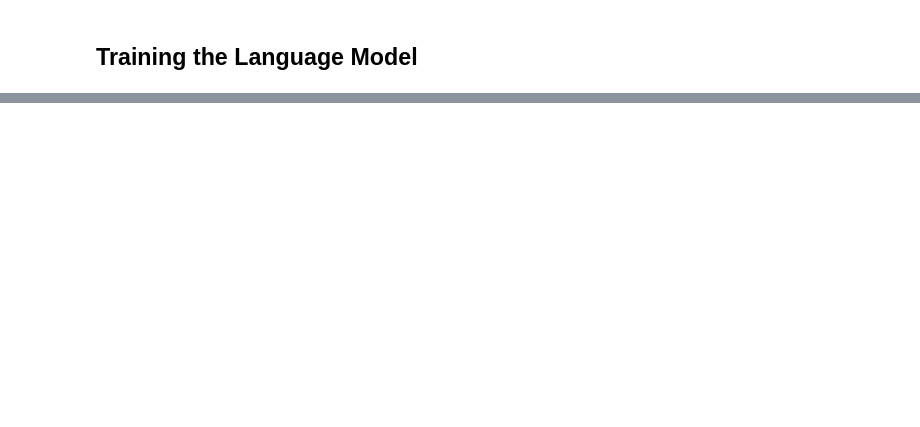
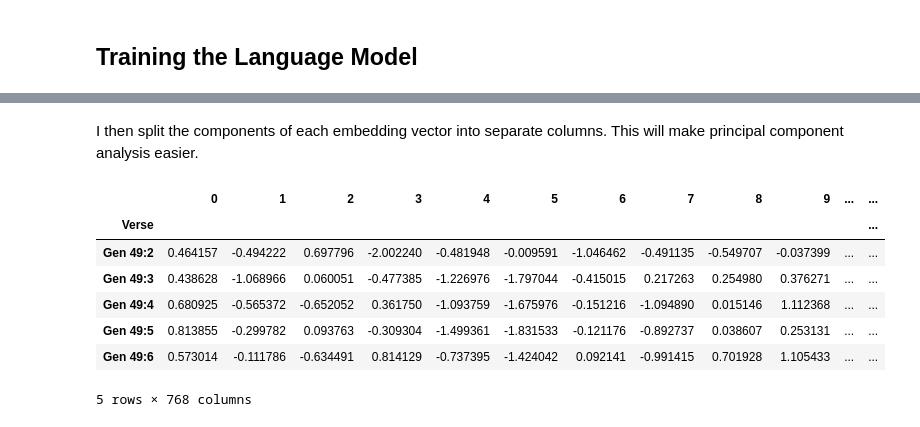
Before and after one commit to gngpostalsrvc/Capstone3, a Jupyter notebook: Capstone 3 - Exploratory Data Analysis.ipynb, the cells around one changed output, grey strips where cells are left out. Saved outputs shown, nothing was run; the diff lists cells and outputs as text; code cells hidden in the pictures; blank space fills up the shorter version.

```diff
--- a/Capstone 3 - Exploratory Data Analysis.ipynb
+++ b/Capstone 3 - Exploratory Data Analysis.ipynb
@@ -119,0 +228,10 @@ trainer.train()
+# %%
+tokenizer = AutoTokenizer.from_pretrained("gngpostalsrvc/BERiTmodel2")
+# %%
+model = AutoModelForMaskedLM.from_pretrained("gngpostalsrvc/BERiTmodel2", output_hidden_states=True)
+# %%
+def embedder(sentence):
+    sentence_ids = tokenizer.encode(sentence, return_tensors="pt")
+    with torch.no_grad():
+        out=model(input_ids=sentence_ids)
+    return out[-1][-1][0][0].numpy()
@@ -119,0 +258,4 @@ trainer.train()
+# %%
+labeled_verses['Vector'] = labeled_verses['Text'].apply(embedder)
+
+labeled_verses.head()
@@ -119,0 +270,15 @@ trainer.train()
+# %% [markdown]
+I then split the components of each embedding vector into separate columns. This will make principal component analysis easier.
+# %%
+X = labeled_verses.Vector.apply(pd.Series)
+
+X.head()
+# %% [output]
+|  | 0 | 1 | 2 | 3 | 4 | 5 | 6 | 7 | 8 | 9 | ... | ... |
+| Verse |  |  |  |  |  |  |  |  |  |  |  | ... |
+| Gen 49:2 | 0.464157 | -0.494222 | 0.697796 | -2.002240 | -0.481948 | -0.009591 | -1.046462 | -0.491135 | -0.549707 | -0.037399 | ... | ... |
+| Gen 49:3 | 0.438628 | -1.068966 | 0.060051 | -0.477385 | -1.226976 | -1.797044 | -0.415015 | 0.217263 | 0.254980 | 0.376271 | ... | ... |
+| Gen 49:4 | 0.680925 | -0.565372 | -0.652052 | 0.361750 | -1.093759 | -1.675976 | -0.151216 | -1.094890 | 0.015146 | 1.112368 | ... | ... |
+| Gen 49:5 | 0.813855 | -0.299782 | 0.093763 | -0.309304 | -1.499361 | -1.831533 | -0.121176 | -0.892737 | 0.038607 | 0.253131 | ... | ... |
+| Gen 49:6 | 0.573014 | -0.111786 | -0.634491 | 0.814129 | -0.737395 | -1.424042 | 0.092141 | -0.991415 | 0.701928 | 1.105433 | ... | ... |
+5 rows × 768 columns
```
Also changed, not shown: parts of 55 cells of this notebook, 17 other files.
